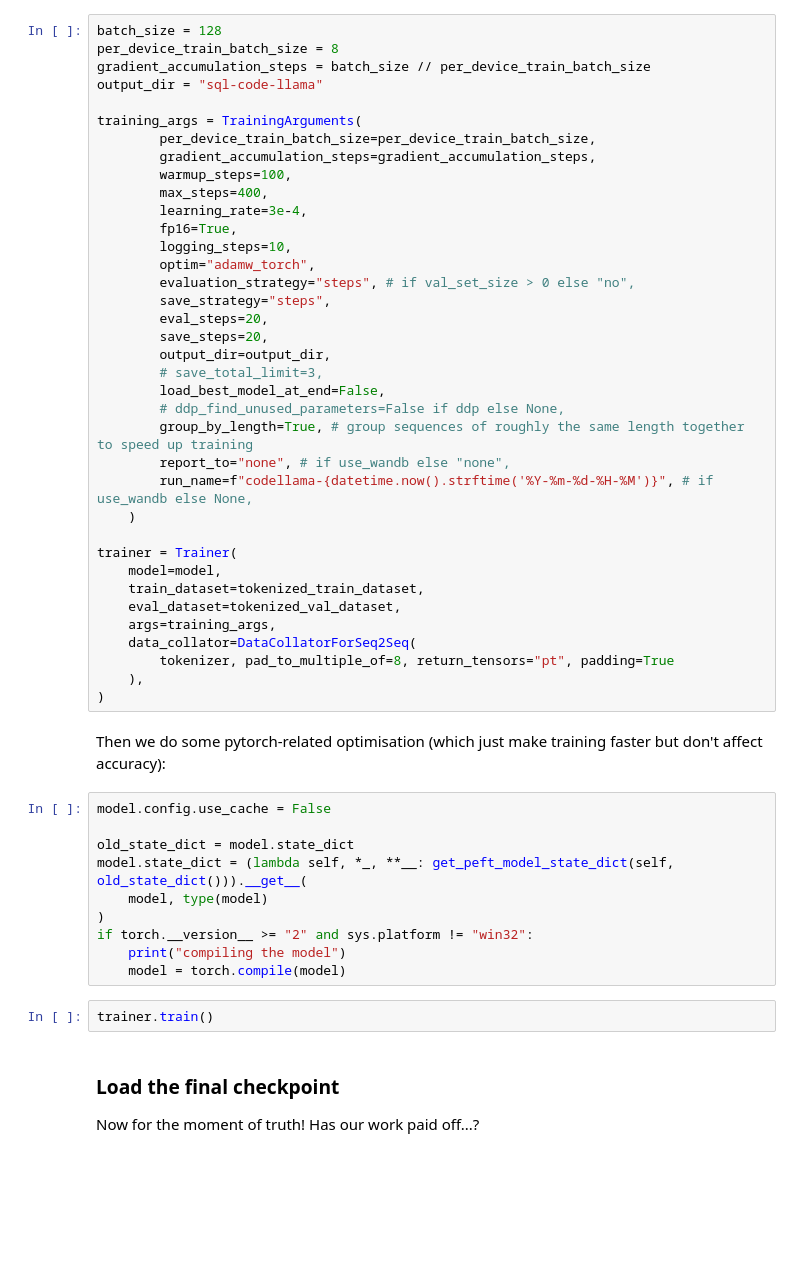
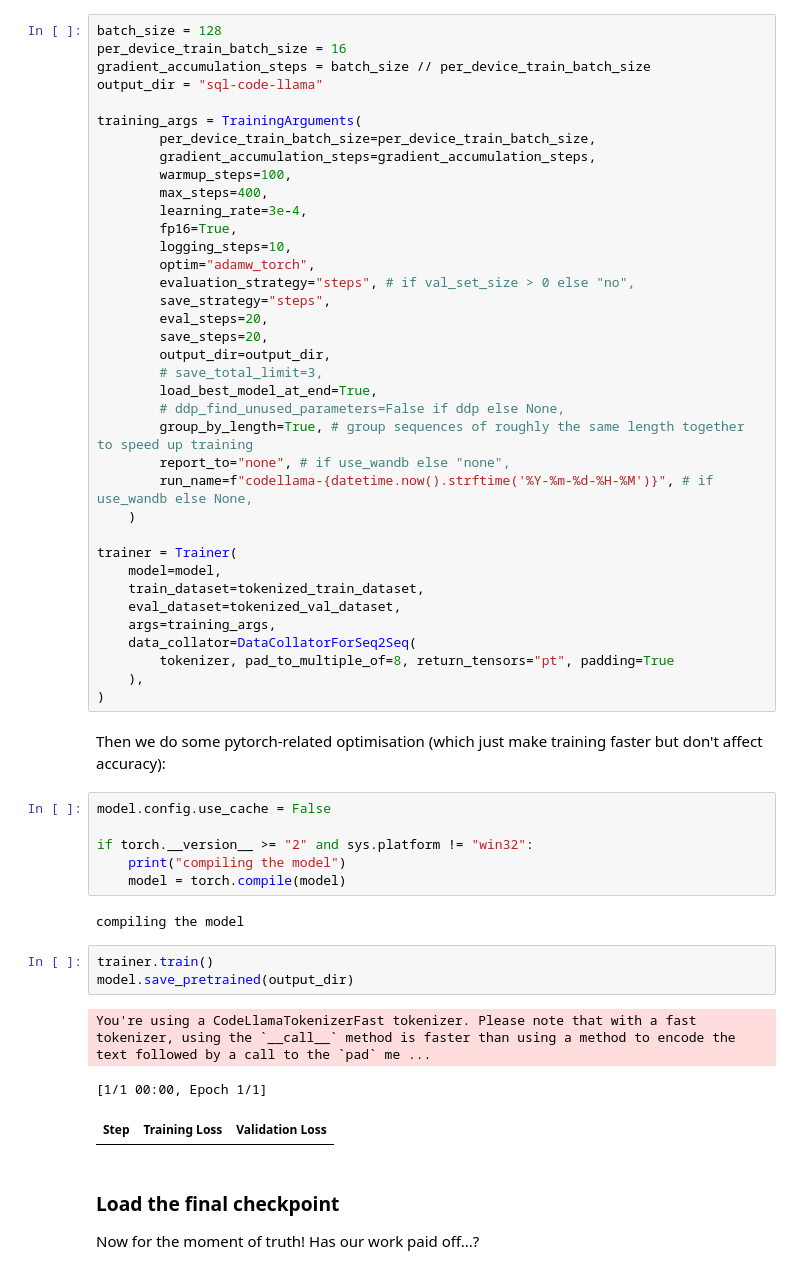
Before and after one commit to seanses/LLM-fine-tuning, a Jupyter notebook: fine-tune-code-llama.ipynb, the cells around one changed output. Saved outputs shown, nothing was run; the diff lists cells and outputs as text; blank space fills up the shorter version.

```diff
--- a/fine-tune-code-llama.ipynb
+++ b/fine-tune-code-llama.ipynb
@@ -204,7 +220,7 @@ if torch.cuda.device_count() > 1:
 If you run out of GPU memory, change per_device_train_batch_size. The gradient_accumulation_steps variable should ensure this doesn't affect batch dynamics during the training run. All the other variables are standard stuff that I wouldn't recommend messing with:
 # %%
 batch_size = 128
-per_device_train_batch_size = 8
+per_device_train_batch_size = 16
 gradient_accumulation_steps = batch_size // per_device_train_batch_size
 output_dir = "sql-code-llama"
 
@@ -223,7 +239,7 @@ training_args = TrainingArguments(
         save_steps=20,
         output_dir=output_dir,
         # save_total_limit=3,
-        load_best_model_at_end=False,
+        load_best_model_at_end=True,
         # ddp_find_unused_parameters=False if ddp else None,
         group_by_length=True, # group sequences of roughly the same length together to speed up training
         report_to="none", # if use_wandb else "none",
@@ -244,15 +260,18 @@ Then we do some pytorch-related optimisation (which just make training faster bu
 # %%
 model.config.use_cache = False
 
-old_state_dict = model.state_dict
-model.state_dict = (lambda self, *_, **__: get_peft_model_state_dict(self, old_state_dict())).__get__(
-    model, type(model)
-)
 if torch.__version__ >= "2" and sys.platform != "win32":
     print("compiling the model")
     model = torch.compile(model)
+# %% [output]
+compiling the model
 # %%
 trainer.train()
+model.save_pretrained(output_dir)
+# %% [output]
+You're using a CodeLlamaTokenizerFast tokenizer. Please note that with a fast tokenizer, using the `__call__` method is faster than using a method to encode the text followed by a call to the `pad` me ...
+[1/1 00:00, Epoch 1/1]
+| Step | Training Loss | Validation Loss |
 # %% [markdown]
 ### Load the final checkpoint
 Now for the moment of truth! Has our work paid off...?
```
Also changed, not shown: parts of 6 cells of this notebook.
